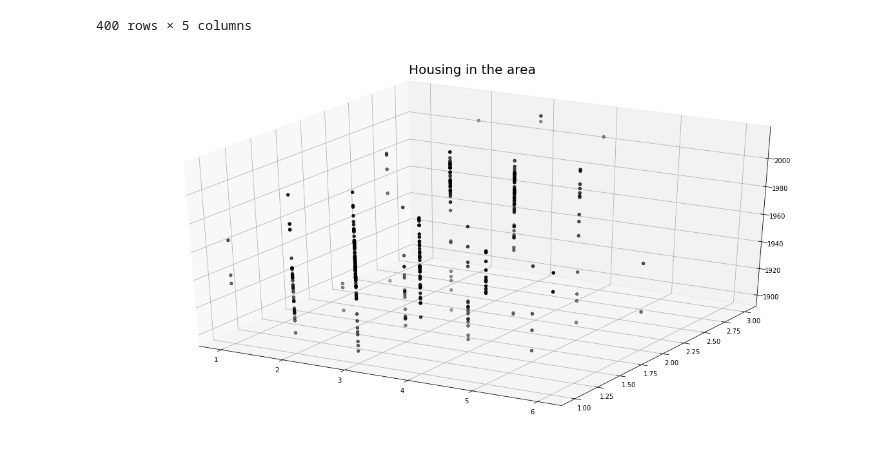
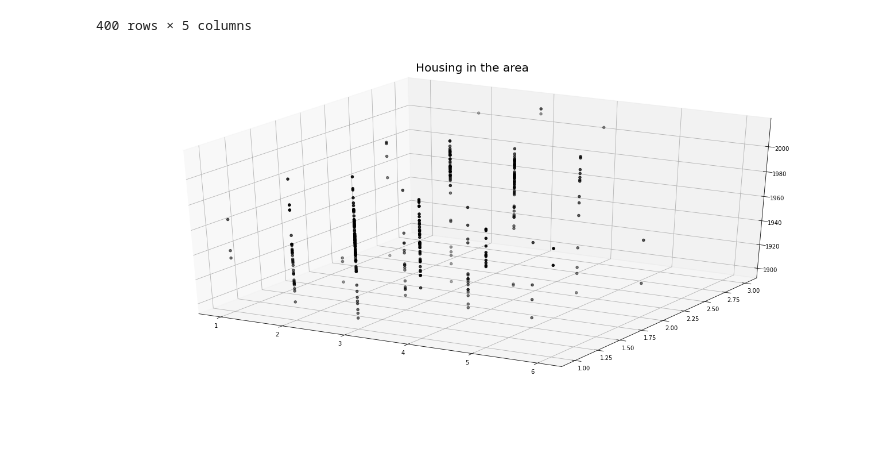
Before and after one commit to AtyabShabandri/Geny-Regression, a Jupyter notebook: Plots.ipynb, the cells around one changed output. Saved outputs shown, nothing was run; the diff lists cells and outputs as text; code cells hidden in the pictures; blank space fills up the shorter version.

```diff
--- a/Plots.ipynb
+++ b/Plots.ipynb
@@ -27,13 +28,13 @@ y = df.price
 # %%
 bedrooms = df['bedrooms'].values
 floors = df['floors'].values
 yr_built = df['yr_built'].values
 
 fig = plt.figure()
 ax = Axes3D(fig)
 ax.scatter(bedrooms, floors, yr_built, color='#000000')
 fig.suptitle('Housing in the area', fontsize=20)
-plt.rcParams['figure.figsize'] = (16.0, 5.0)
+plt.rcParams['figure.figsize'] = (18.0, 8.0)
 plt.show()
 # %% [output]
-[figure, old version]
+[figure, new version]
```
Also changed, not shown: parts of 2 cells of this notebook, 2 other files.
